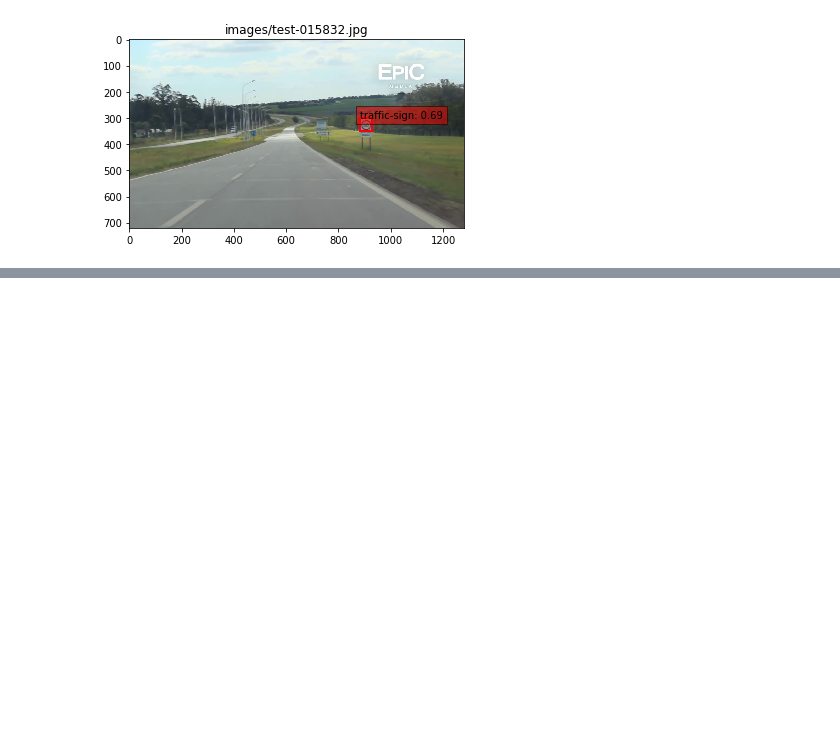
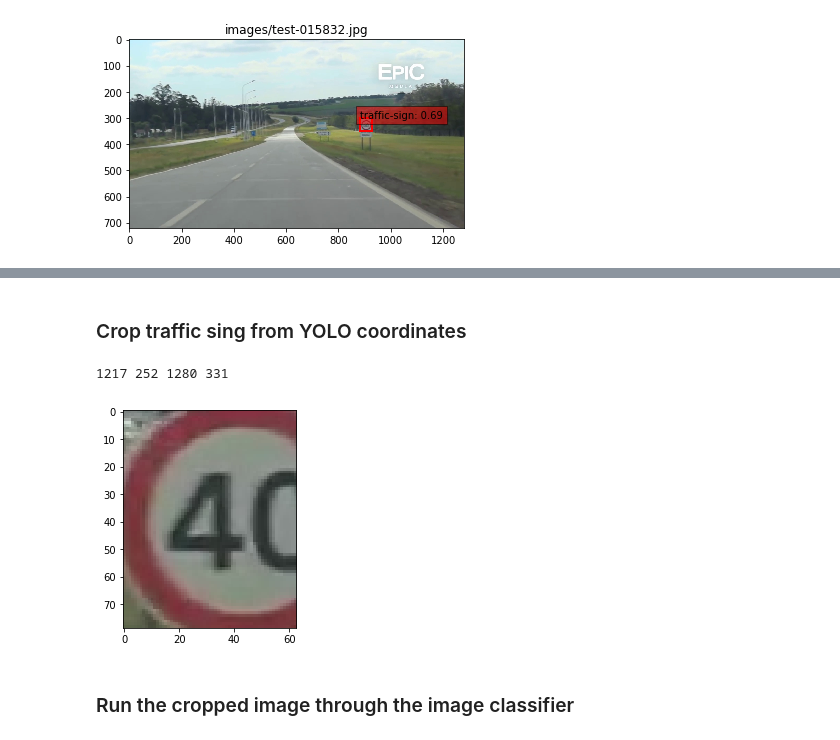
Before and after one commit to ariangilesgarcia/traffic-sign-classification, a Jupyter notebook: yolo-keras.ipynb, the cells around one changed output, grey strips where cells are left out. Cells and saved outputs as stored; diff of their text form; code cells hidden in the pictures; blank space fills up the shorter version.

Commit message:
Added classifier after yolo pass

```diff
--- a/yolo-keras.ipynb
+++ b/yolo-keras.ipynb
@@ -173,0 +160,13 @@ plt.show()
+# %%
+import time
+
+results = {}
+image_path = image_files[0]
+
+start = time.time()
+results[image_path] = test_image(image_path)
+end = time.time()
+
+elapsed = end - start
+
+print('YOLO forward pass took {0:.3f} seconds'.format(elapsed))
@@ -173,0 +175,20 @@ plt.show()
+# %% [markdown]
+### Crop traffic sing from YOLO coordinates
+# %%
+x1, y1, x2, y2 = results[image_path][0][2:]
+print(x1, y1, x2, y2)
+# %% [output]
+1217 252 1280 331
+# %%
+# Read image
+image = cv2.imread(image_path)
+crop = image[y1:y2, x1:x2]
+crop = crop[...,::-1]
+# %%
+# Plot crop
+plt.imshow(crop)
+plt.show()
+# %% [output]
+[figure, added]
+# %% [markdown]
+### Run the cropped image through the image classifier
```
Also changed, not shown: parts of 14 cells of this notebook.
